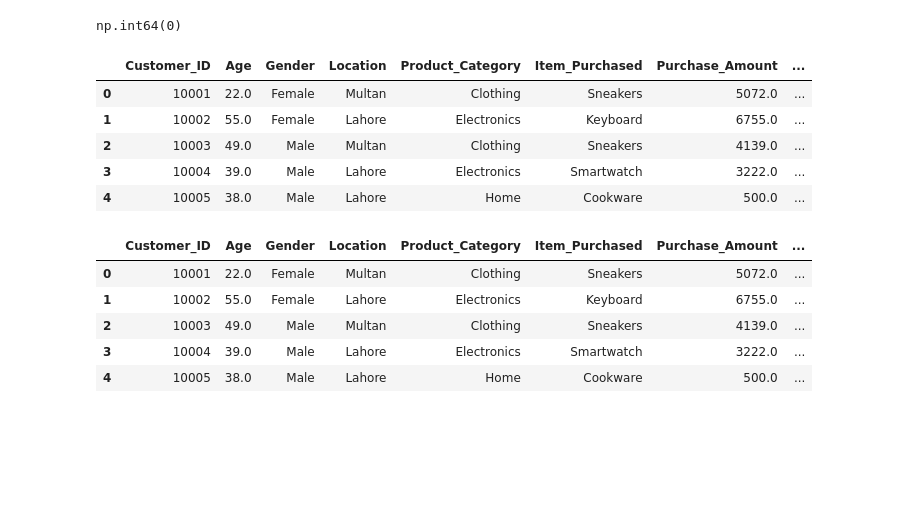
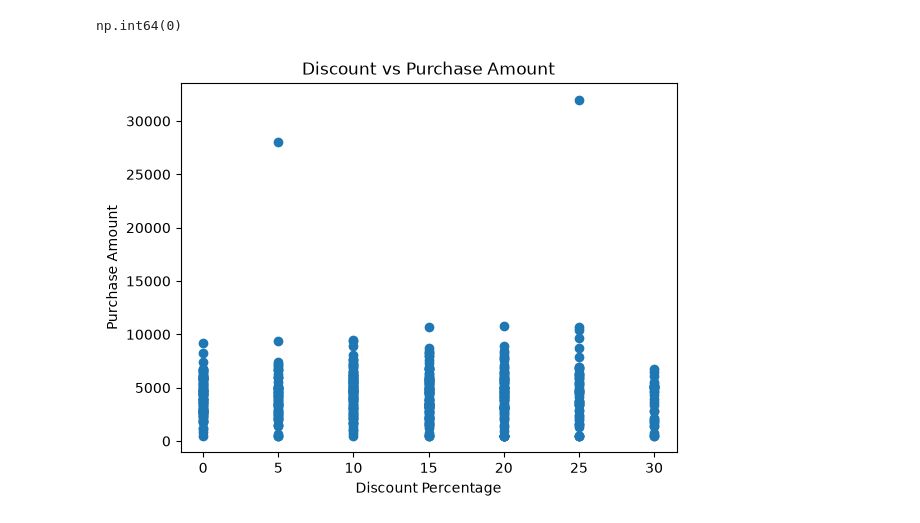
Before and after one commit to muhammadaqil-0504/Customer-shopping-behaviour-analysis, a Jupyter notebook: Customer shopping analysis.ipynb, the cells around one changed output. Drawn from its saved outputs; the diff is of its cells as text; code cells hidden in the pictures; blank space fills up the shorter version.

Commit message:
Checked for gender and discount effect on purchased amount

```diff
--- a/Customer shopping analysis.ipynb
+++ b/Customer shopping analysis.ipynb
@@ -105,19 +105,25 @@ plt.title("Purchases by different Age Groups")
 plt.savefig("Age effect")
 plt.show()
 # %%
+#Gender vs Purchase Amount
+gender_purchase = dataset.groupby("Gender")["Purchase_Amount"].mean()
+plt.bar(gender_purchase.index, gender_purchase.values)
+plt.xlabel("Gender")
+plt.ylabel("Number of Purchases")
+plt.title("Purchases by different Genders")
+plt.savefig("Gender effect")
+plt.show()
-# %% [output]
-|  | Customer_ID | Age | Gender | Location | Product_Category | Item_Purchased | Purchase_Amount | ... |
-| 0 | 10001 | 22.0 | Female | Multan | Clothing | Sneakers | 5072.0 | ... |
-| 1 | 10002 | 55.0 | Female | Lahore | Electronics | Keyboard | 6755.0 | ... |
-| 2 | 10003 | 49.0 | Male | Multan | Clothing | Sneakers | 4139.0 | ... |
-| 3 | 10004 | 39.0 | Male | Lahore | Electronics | Smartwatch | 3222.0 | ... |
-| 4 | 10005 | 38.0 | Male | Lahore | Home | Cookware | 500.0 | ... |
 # %%
-dataset.head()
+#Discount vs Purchase Amount
+plt.scatter(
+    dataset["Discount_Percent"],
+    dataset["Purchase_Amount"]
+)
+
+plt.xlabel("Discount Percentage")
+plt.ylabel("Purchase Amount")
+plt.title("Discount vs Purchase Amount")
+plt.savefig("Discount vs
+plt.show()
 # %% [output]
-|  | Customer_ID | Age | Gender | Location | Product_Category | Item_Purchased | Purchase_Amount | ... |
-| 0 | 10001 | 22.0 | Female | Multan | Clothing | Sneakers | 5072.0 | ... |
-| 1 | 10002 | 55.0 | Female | Lahore | Electronics | Keyboard | 6755.0 | ... |
-| 2 | 10003 | 49.0 | Male | Multan | Clothing | Sneakers | 4139.0 | ... |
-| 3 | 10004 | 39.0 | Male | Lahore | Electronics | Smartwatch | 3222.0 | ... |
-| 4 | 10005 | 38.0 | Male | Lahore | Home | Cookware | 500.0 | ... |
+[figure, added]
```
Also changed, not shown: parts of 1 cell of this notebook, 2 other files.
